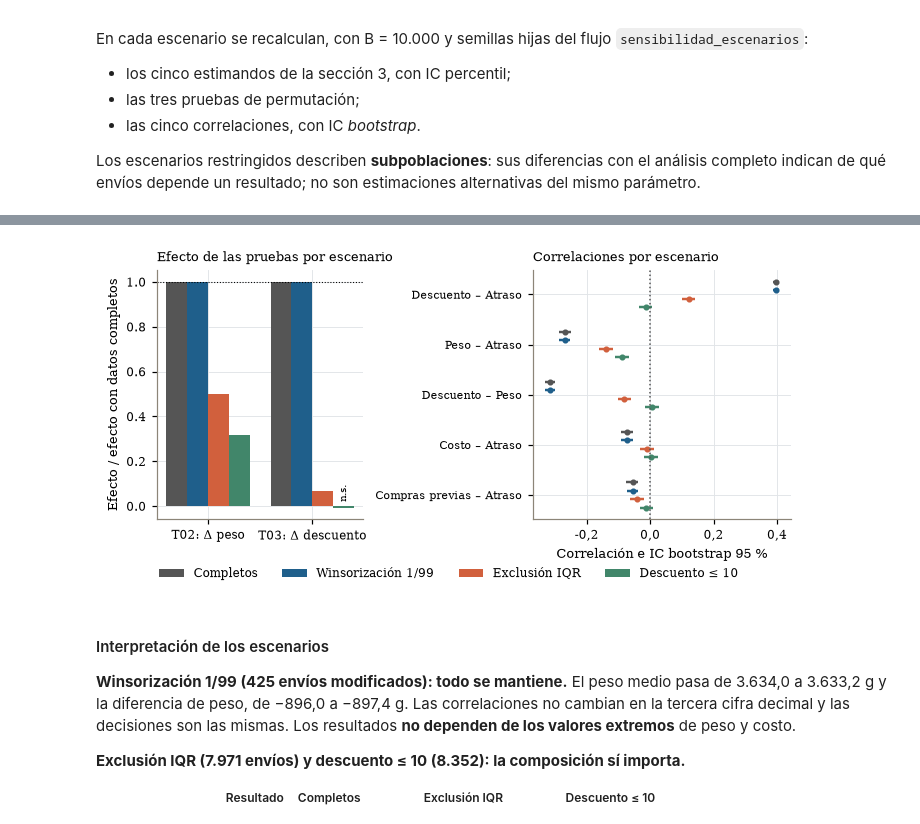
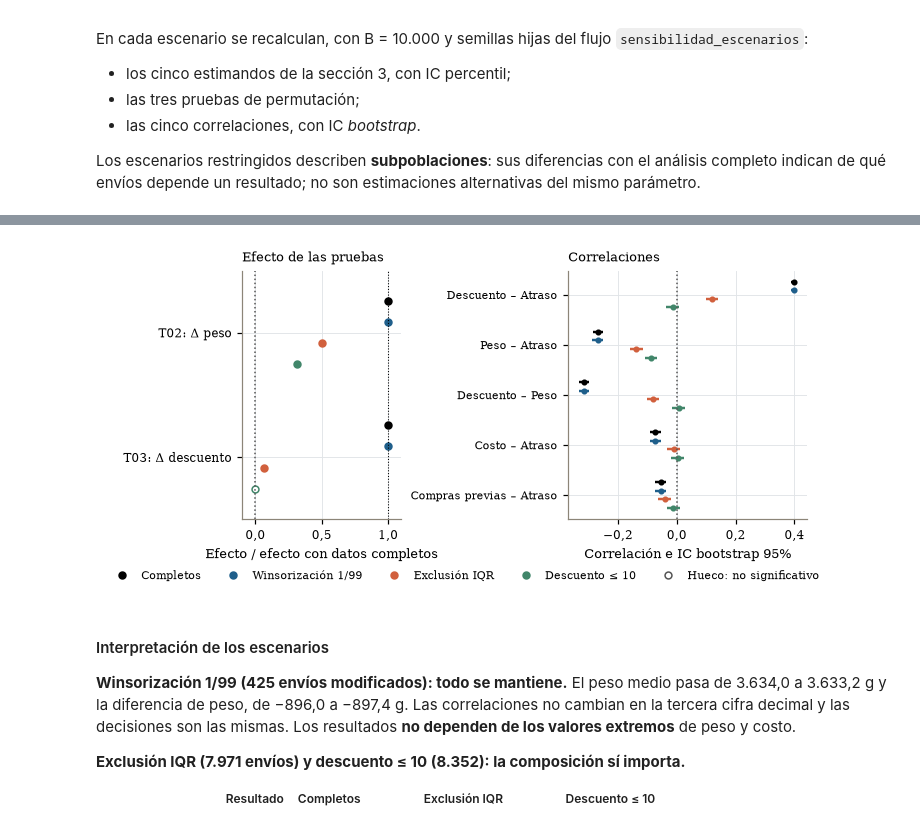
Before and after one commit to joserodriguezc/grupo_1_estadistica_computacional, a Jupyter notebook: sumativa_2/notebooks/sumativa_2_grupo1.ipynb, the cells around one changed output, grey strips where cells are left out. Cells and saved outputs as stored; diff of their text form; code cells hidden in the pictures.

```diff
--- a/sumativa_2/notebooks/sumativa_2_grupo1.ipynb
+++ b/sumativa_2/notebooks/sumativa_2_grupo1.ipynb
@@ -642,7 +644,7 @@ for cuerpo in partes['bodies']:
     cuerpo.set_alpha(0.3)
 for pos, fila in zip(posiciones, correlaciones.to_dict('records')):
     ax.hlines(pos, fila['ic_inf'], fila['ic_sup'], color=AZUL, lw=2.2)
-    ax.plot(fila['estimacion_s1'], pos, 'o', color=TERRA, ms=4)
+    ax.plot(fila['estimacion_s1'], pos, 'o', color='black', ms=3.5)
     ax.text(fila['ic_sup'] + 0.025, pos, f"[{num(fila['ic_inf'], 3)}; {num(fila['ic_sup'], 3)}]",
             va='center', fontsize=7, bbox=dict(facecolor='white', edgecolor='none', pad=0.5))
 ax.axvline(0, color=GRIS, ls=':', lw=1)
@@ -652,7 +654,7 @@ ax.set_xlim(-0.4, 0.55)
 ax.set_xlabel('Coeficiente de correlación')
 ax.xaxis.set_major_formatter(FuncFormatter(lambda v, _: num(v, 1)))
 ax.legend([Line2D([], [], color=AZUL, lw=6, alpha=0.3), Line2D([], [], color=AZUL, lw=2.2),
-           Line2D([], [], color=TERRA, marker='o', ls='')],
-          ['Distribución bootstrap', 'IC percentil 95 %', 'Estimación de S1'], loc='lower right', fontsize=7)
+           Line2D([], [], color='black', marker='o', ls='', ms=3.5)],
+          ['Distribución bootstrap', 'IC percentil 95%', 'Estimación de S1'], loc='lower right', fontsize=7)
 guardar('fig_3_correlaciones', fig)
 # %% [output]
@@ -891,13 +894,16 @@ for ax, (id_, titulo, escala) in zip(ejes.flat, FIG_JK):
     ax.scatter(ids_envio[posiciones], cambio, s=2, color=GRIS, alpha=0.35, rasterized=True)
     ax.scatter(ids_envio[posiciones][top], cambio[top], s=12, color=TERRA)
     ax.axhline(0, color='black', lw=0.7)
-    ax.set_title(f"{titulo} · cambio máx. {num(fila['cambio_max_rel'] * 100, 3)} %", fontsize=8)
+    ax.axvline(3_135.5, color=GRIS, ls=':', lw=1.2)
+    ax.set_title(f"{titulo} · cambio máx. {num(fila['cambio_max_rel'] * 100, 3)}%", fontsize=8)
     ax.set_xlabel('id_envio')
     ax.set_ylabel('Cambio relativo (%)')
     ax.xaxis.set_major_formatter(FuncFormatter(lambda v, _: num(v)))
     ax.yaxis.set_major_formatter(FuncFormatter(lambda v, _: num(v, 3)))
-fig.legend([Line2D([], [], color=GRIS, marker='o', ls='', ms=3), Line2D([], [], color=TERRA, marker='o', ls='', ms=4)],
-           ['Cambio al retirar el envío', '10 envíos más influyentes'], loc='lower center', ncol=2,
+fig.legend([Line2D([], [], color=GRIS, marker='o', ls='', ms=3), Line2D([], [], color=TERRA, marker='o', ls='', ms=4),
+            Line2D([], [], color=GRIS, ls=':', lw=1.2)],
+           ['Cambio al retirar el envío', '10 envíos más influyentes',
+            'Fin del bloque id 1–3.135 (todos atrasados)'], loc='lower center', ncol=3,
            bbox_to_anchor=(0.5, -0.06))
 guardar('fig_5_jackknife', fig)
 # %% [output]
@@ -1041,37 +1047,43 @@ Descuento ≤ 10: 8.352 envíos (84 s acumulados).
 | COR-4 | -0.074 [-0.092; -0.055] | -0.074 [-0.093; -0.055] | -0.010 [-0.033; 0.012] | 0.003 [-0.018; 0.025] |
 | COR-5 | -0.056 [-0.075; -0.037] | -0.056 [-0.074; -0.037] | -0.042 [-0.064; -0.020] | -0.012 [-0.033; 0.010] |
 # %%
-COLORES_ESC = {'completos': GRIS, 'winsor_01_99': AZUL, 'exclusion_iqr': TERRA, 'descuento_le10': VERDE}
-fig, ejes = plt.subplots(1, 2, figsize=(ANCHO, 2.9), width_ratios=[1, 1.25])
-# Izquierda: diferencia de peso (T02) y diferencia de descuento (T03), relativas a la referencia completa
+COLORES_ESC = {'completos': 'black', 'winsor_01_99': AZUL, 'exclusion_iqr': TERRA, 'descuento_le10': VERDE}
+fig, ejes = plt.subplots(1, 2, figsize=(ANCHO, 2.9), width_ratios=[1, 1.5])
+# Izquierda: efecto de T02 y T03 relativo a los datos completos; punto hueco = no significativo
 codigos = ['T02', 'T03']
+base_efecto = sens_pruebas.query("escenario == 'completos'").set_index('codigo')['efecto']
 for j, esc in enumerate(ESCENARIOS):
     t = sens_pruebas[sens_pruebas['escenario'] == esc].set_index('codigo').loc[codigos]
-    ejes[0].bar(np.arange(2) + (j - 1.5) * 0.2, t['efecto'] / sens_pruebas.query("escenario == 'completos'").set_index('codigo').loc[codigos, 'efecto'],
-                width=0.2, color=COLORES_ESC[esc], label=ETIQ_ESC[esc])
-    for k, (_, r) in enumerate(t.iterrows()):
-        if not r['rechaza']:
-            ejes[0].text(k + (j - 1.5) * 0.2, 0.03, 'n.s.', ha='center', fontsize=6.5, rotation=90)
-ejes[0].set_xticks([0, 1], ['T02: Δ peso', 'T03: Δ descuento'])
-ejes[0].axhline(1, color='black', lw=0.7, ls=':')
-ejes[0].set_ylabel('Efecto / efecto con datos completos')
-ejes[0].set_title('Efecto de las pruebas por escenario', fontsize=8.5)
+    for yy, (codigo, r) in zip(np.arange(2)[::-1] + (1.5 - j) * 0.17, t.iterrows()):
+        ejes[0].plot(r['efecto'] / base_efecto[codigo], yy, 'o', ms=4.5, color=COLORES_ESC[esc],
+                     mfc=COLORES_ESC[esc] if r['rechaza'] else 'white')
+ejes[0].axvline(1, color='black', lw=0.7, ls=':')
+ejes[0].axvline(0, color=GRIS, lw=1, ls=':')
+ejes[0].set_yticks([1, 0], ['T02: Δ peso', 'T03: Δ descuento'])
+ejes[0].set_ylim(-0.5, 1.5)
+ejes[0].set_xlim(-0.1, 1.1)
+ejes[0].set_xlabel('Efecto / efecto con datos completos')
+ejes[0].xaxis.set_major_formatter(FMT_NUM(1))
+ejes[0].set_title('Efecto de las pruebas', fontsize=8.5)
 # Derecha: correlaciones con su IC en cada escenario
 ids = [c[0] for c in CORRELACIONES]
 for j, esc in enumerate(ESCENARIOS):
     t = sens_correlaciones[sens_correlaciones['escenario'] == esc].set_index('id').loc[ids]
     y = np.arange(len(ids))[::-1] + (1.5 - j) * 0.17
     ejes[1].hlines(y, t['ic_inf'], t['ic_sup'], color=COLORES_ESC[esc], lw=1.6)
     ejes[1].plot(t['estimacion'], y, 'o', ms=3, color=COLORES_ESC[esc])
 ejes[1].axvline(0, color=GRIS, ls=':', lw=1)
 ejes[1].set_yticks(np.arange(len(ids))[::-1], correlaciones['relacion'], fontsize=7.5)
-ejes[1].set_xlabel('Correlación e IC bootstrap 95 %')
-ejes[1].set_title('Correlaciones por escenario', fontsize=8.5)
-ejes[1].xaxis.set_major_formatter(FuncFormatter(lambda v, _: num(v, 1)))
-fig.legend(*ejes[0].get_legend_handles_labels(), loc='lower center', ncol=4, bbox_to_anchor=(0.5, -0.08))
+ejes[1].set_xlabel('Correlación e IC bootstrap 95%')
+ejes[1].set_title('Correlaciones', fontsize=8.5)
+ejes[1].xaxis.set_major_formatter(FMT_NUM(1))
+fig.legend([Line2D([], [], color=c, marker='o', ls='', ms=4.5) for c in COLORES_ESC.values()]
+           + [Line2D([], [], color=GRIS, marker='o', ls='', ms=4.5, mfc='white')],
+           [ETIQ_ESC[e] for e in COLORES_ESC] + ['Hueco: no significativo'],
+           loc='lower center', ncol=5, bbox_to_anchor=(0.5, -0.08), fontsize=7)
 guardar('fig_6_escenarios', fig)
 # %% [output]
-[figure, old version]
+[figure, new version]
 # %% [markdown]
 #### Interpretación de los escenarios
 
```
Also changed, not shown: parts of 12 cells of this notebook, 14 other files.
